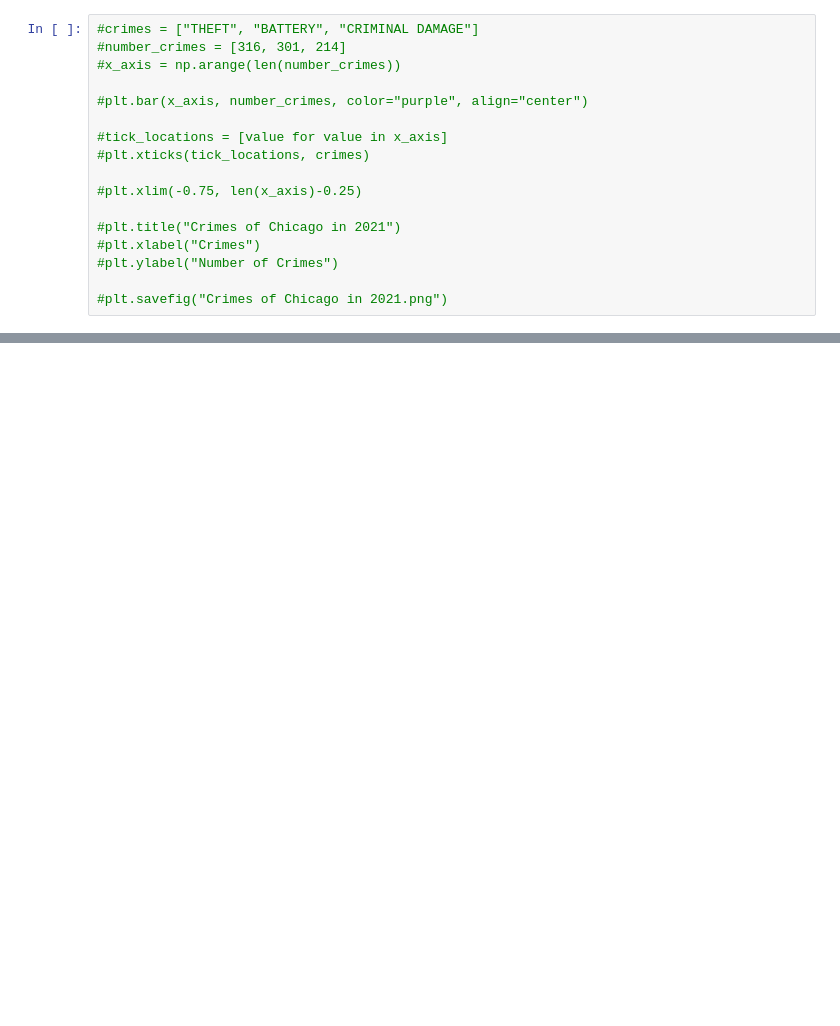
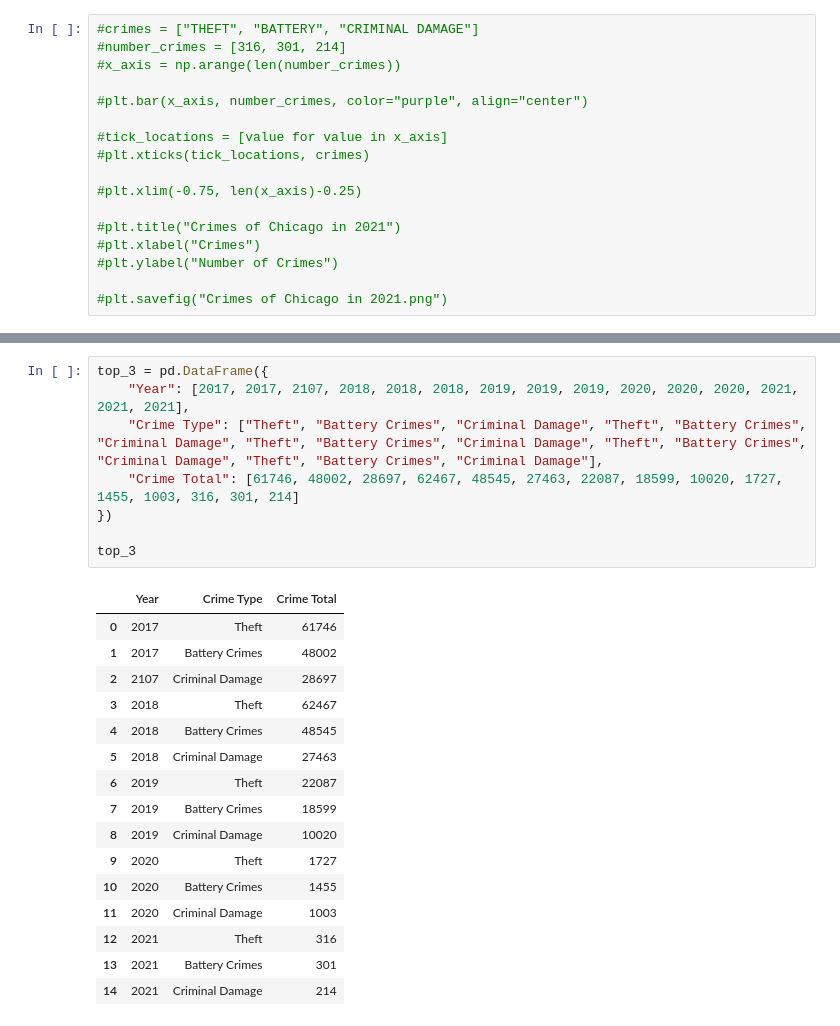
Before and after one commit to jwiley04/Chicago-Crimes, a Jupyter notebook: Crimes in Chicago Data.ipynb, the cells around one changed output, grey strips where cells are left out. Drawn from its saved outputs; the diff is of its cells as text; blank space fills up the shorter version.

```diff
--- a/Crimes in Chicago Data.ipynb
+++ b/Crimes in Chicago Data.ipynb
@@ -559,3 +444,28 @@ plt.savefig("Crimes of Chicago Between 2016-2021.png")
 # %% [output]
 [interactive output not drawn]
 [interactive output not drawn]
+# %%
+top_3 = pd.DataFrame({
+    "Year": [2017, 2017, 2107, 2018, 2018, 2018, 2019, 2019, 2019, 2020, 2020, 2020, 2021, 2021, 2021],
+    "Crime Type": ["Theft", "Battery Crimes", "Criminal Damage", "Theft", "Battery Crimes", "Criminal Damage", "Theft", "Battery Crimes", "Criminal Damage", "Theft", "Battery Crimes", "Criminal Damage", "Theft", "Battery Crimes", "Criminal Damage"],
+    "Crime Total": [61746, 48002, 28697, 62467, 48545, 27463, 22087, 18599, 10020, 1727, 1455, 1003, 316, 301, 214]
+})
+
+top_3
+# %% [output]
+|  | Year | Crime Type | Crime Total |
+| 0 | 2017 | Theft | 61746 |
+| 1 | 2017 | Battery Crimes | 48002 |
+| 2 | 2107 | Criminal Damage | 28697 |
+| 3 | 2018 | Theft | 62467 |
+| 4 | 2018 | Battery Crimes | 48545 |
+| 5 | 2018 | Criminal Damage | 27463 |
+| 6 | 2019 | Theft | 22087 |
+| 7 | 2019 | Battery Crimes | 18599 |
+| 8 | 2019 | Criminal Damage | 10020 |
+| 9 | 2020 | Theft | 1727 |
+| 10 | 2020 | Battery Crimes | 1455 |
+| 11 | 2020 | Criminal Damage | 1003 |
+| 12 | 2021 | Theft | 316 |
+| 13 | 2021 | Battery Crimes | 301 |
+| 14 | 2021 | Criminal Damage | 214 |
```
Also changed, not shown: parts of 21 cells of this notebook, 2 other files.
